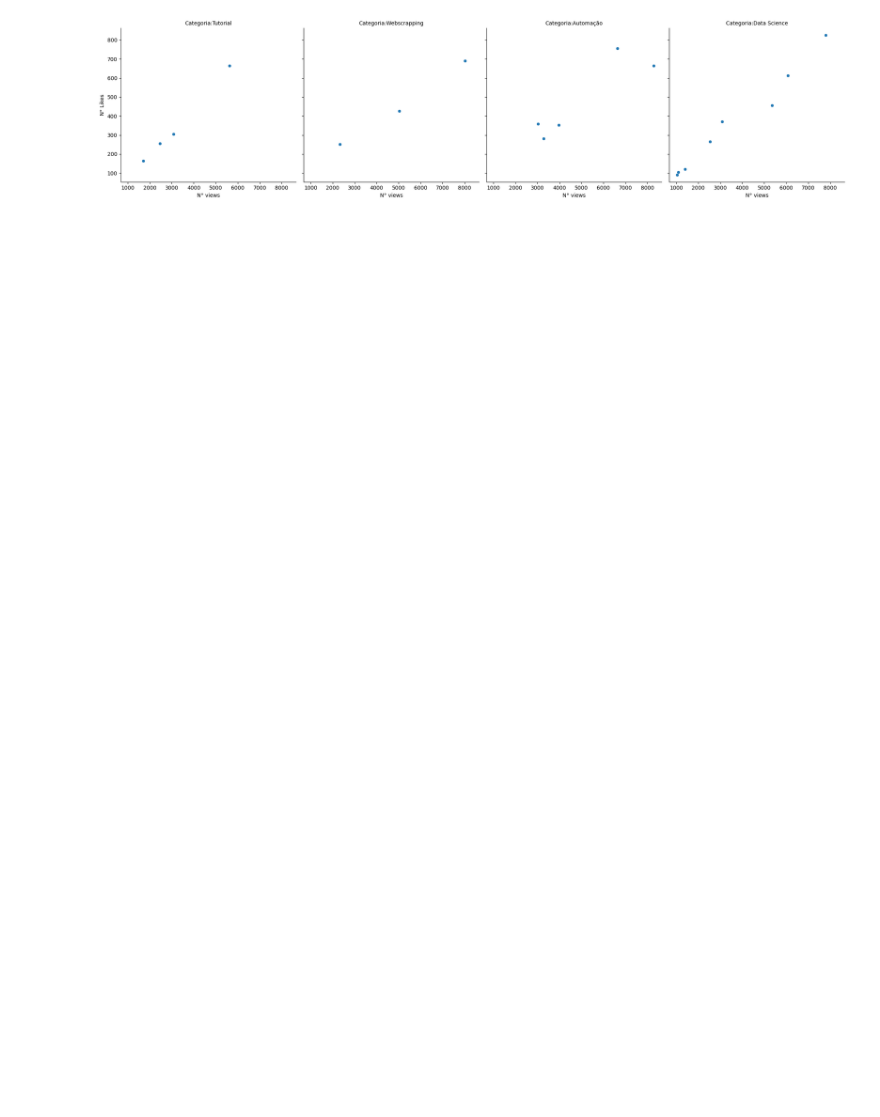
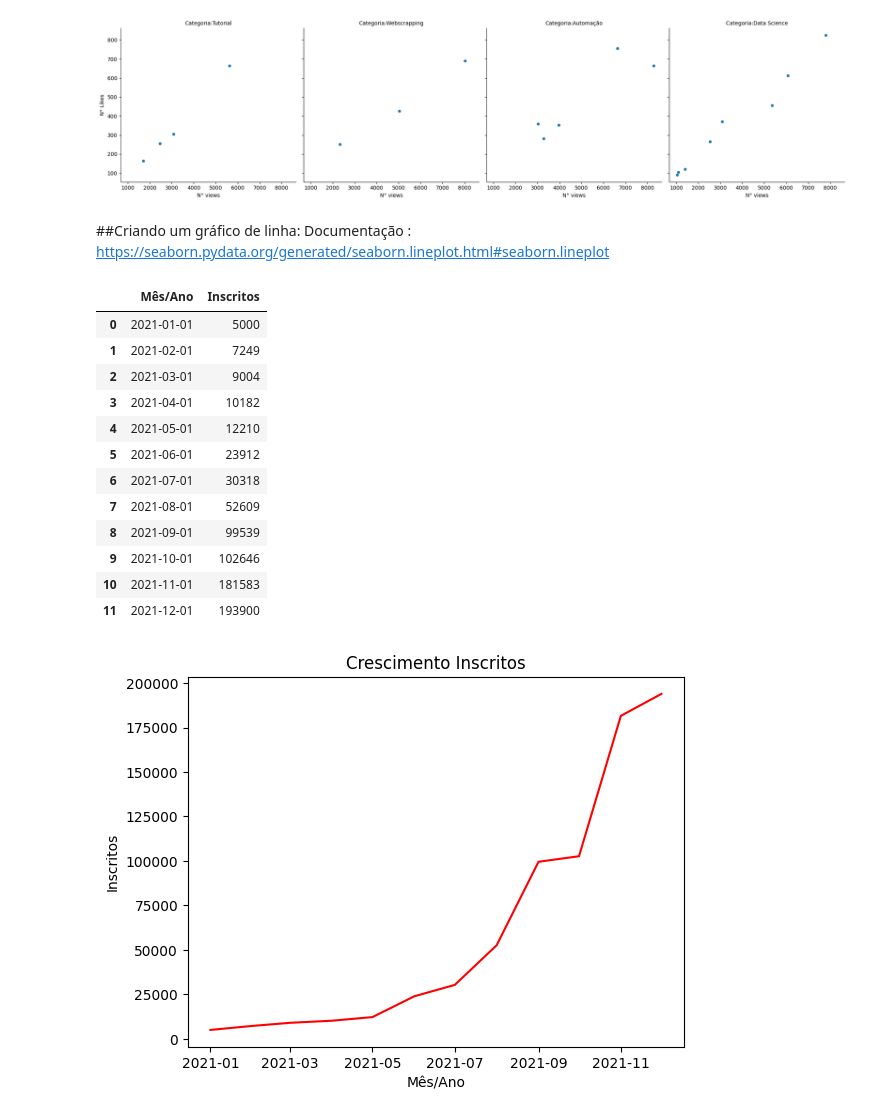
Before and after one commit to KARINAgoncalvesSOARES/ML_verificando_peco_carro, a Jupyter notebook: graficos_com_seaborn.ipynb, the cells around one changed output. Saved outputs shown, nothing was run; the diff lists cells and outputs as text; code cells hidden in the pictures; blank space fills up the shorter version.

```diff
--- a/graficos_com_seaborn.ipynb
+++ b/graficos_com_seaborn.ipynb
@@ -78,3 +79,28 @@ fig.set_titles("Categoria:{col_name}")
 plt.show(fig)
 # %% [output]
 [figure]
+# %% [markdown]
+##Criando um gráfico de linha:
+Documentação : https://seaborn.pydata.org/generated/seaborn.lineplot.html#seaborn.lineplot
+# %%
+df_inscritos = pd.read_excel('/content/drive/MyDrive/lira#/Cópia de videosYT.xlsx', "Inscritos")
+display(df_inscritos)
+
+graf_linha = sns.lineplot(data=df_inscritos, x="Mês/Ano", y="Inscritos", color="red")
+graf_linha.set_title("Crescimento Inscritos")
+plt.show()
+# %% [output]
+|  | Mês/Ano | Inscritos |
+| 0 | 2021-01-01 | 5000 |
+| 1 | 2021-02-01 | 7249 |
+| 2 | 2021-03-01 | 9004 |
+| 3 | 2021-04-01 | 10182 |
+| 4 | 2021-05-01 | 12210 |
+| 5 | 2021-06-01 | 23912 |
+| 6 | 2021-07-01 | 30318 |
+| 7 | 2021-08-01 | 52609 |
+| 8 | 2021-09-01 | 99539 |
+| 9 | 2021-10-01 | 102646 |
+| 10 | 2021-11-01 | 181583 |
+| 11 | 2021-12-01 | 193900 |
+[figure, added]
```
Also changed, not shown: parts of 8 cells of this notebook.
